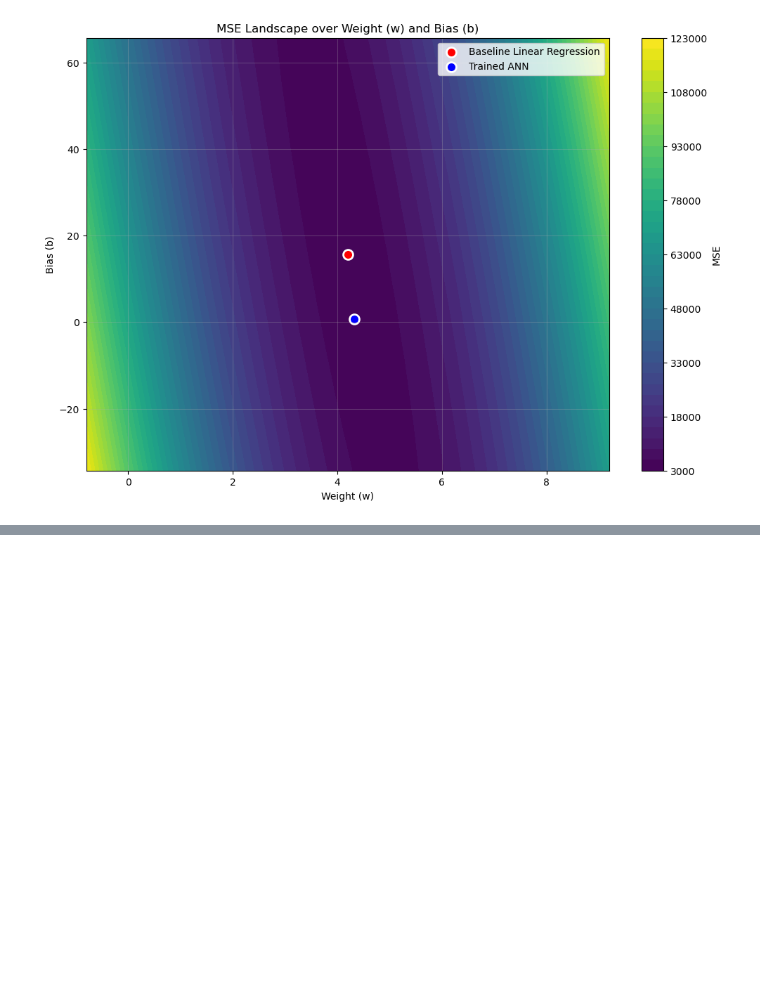
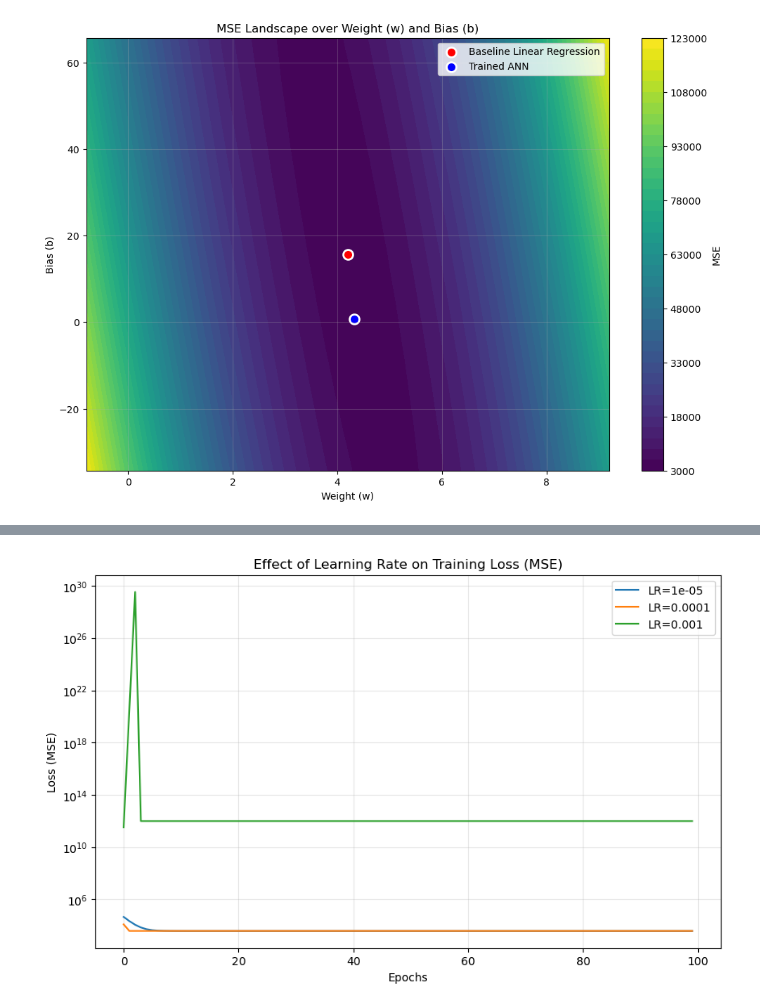
Before and after one commit to Niraj7272/DataScience, a Jupyter notebook: Practice/DL/ANN/ann_regression.ipynb, the cells around one changed output, grey strips where cells are left out. Cells and saved outputs as stored; diff of their text form; code cells hidden in the pictures; blank space fills up the shorter version.

```diff
--- a/Practice/DL/ANN/ann_regression.ipynb
+++ b/Practice/DL/ANN/ann_regression.ipynb
@@ -523,3 +523,11 @@ def build_and_train_model(learning_rate, epochs= 100, seed=42):
     m.compile(optimizer=tf.keras.optimizers.SGD(learning_rate=learning_rate), loss='mse')
     h = m.fit(X_train, y_train, epochs=epochs, verbose=0)
     return m, h
+# %%
+learning_rates_to_try = [0.00001, 0.0001, 0.001]
+lr_histories = {}
+
+for lr in learning_rates_to_try:
+    _, h = build_and_train_model(lr)
+    lr_histories[lr] = h.history['loss']
+    print(f"Learning rate {lr} completed. Final training loss: {h.history['loss'][-1]:.4f}")
@@ -525,0 +538,15 @@ def build_and_train_model(learning_rate, epochs= 100, seed=42):
+# %%
+plt.figure(figsize=(10, 6))
+for lr, losses in lr_histories.items():
+    clean_losses = [1e12 if (not np.isfinite(v)) else v for v in losses]
+    plt.plot(clean_losses, label=f'LR={lr}')
+
+plt.title('Effect of Learning Rate on Training Loss (MSE)')
+plt.xlabel('Epochs')
+plt.ylabel('Loss (MSE)')
+plt.yscale('log')
+plt.legend()
+plt.grid(alpha=0.3)
+plt.show()
+# %% [output]
+[figure, added]
```
Also changed, not shown: parts of 15 cells of this notebook.
